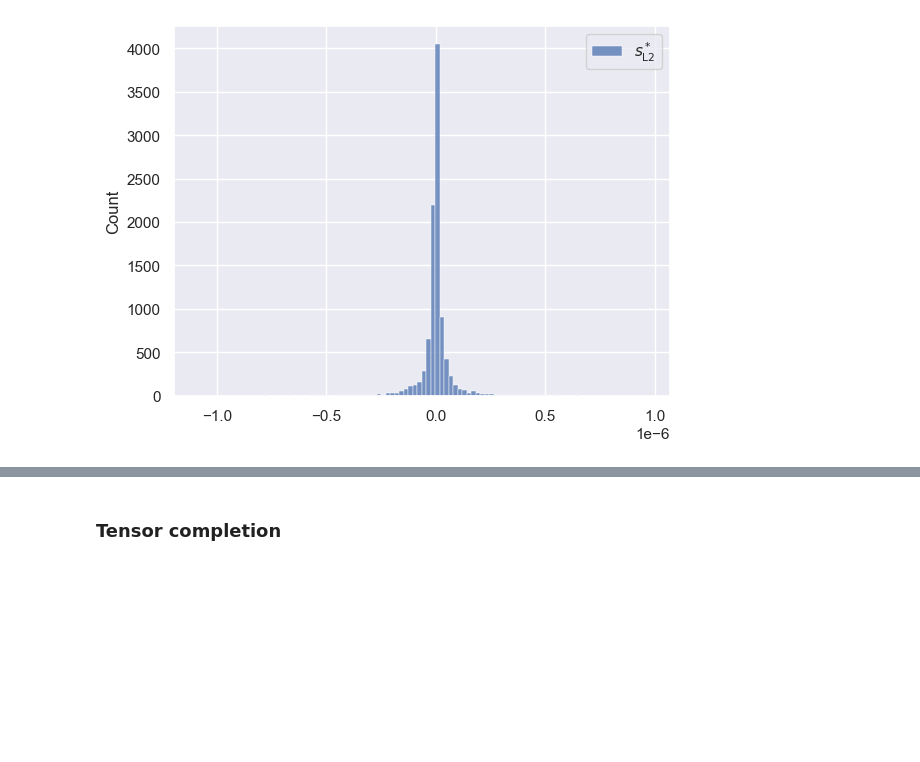
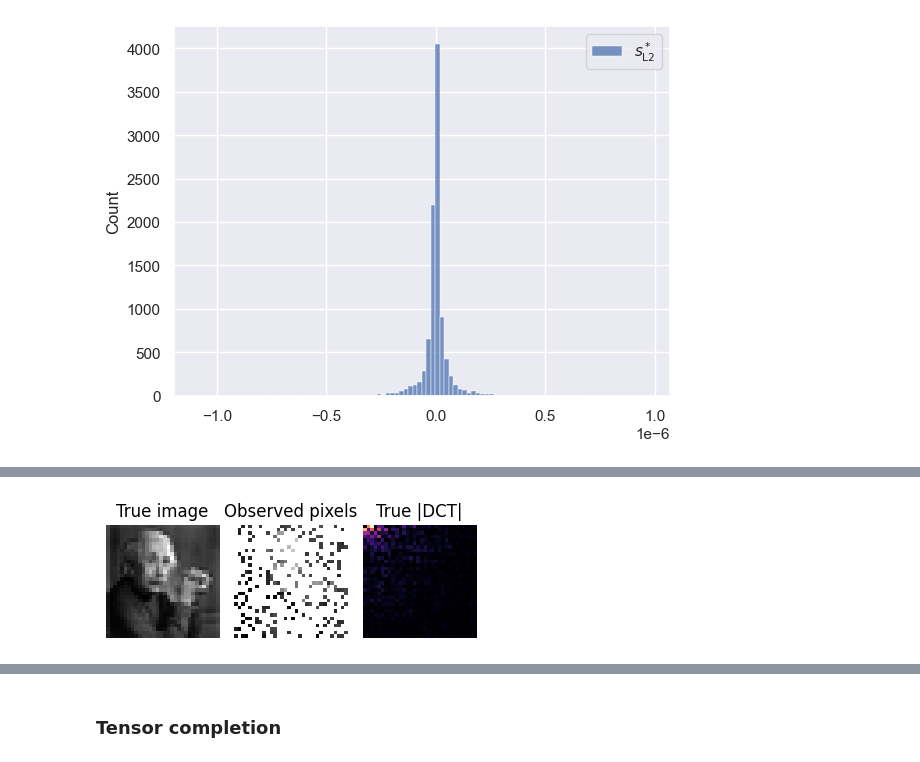
Before and after one commit to marawangamal/ptn, a Jupyter notebook: scripts/projects/qft.ipynb, the cells around one changed output, grey strips where cells are left out. Cells and saved outputs as stored; diff of their text form; code cells hidden in the pictures; blank space fills up the shorter version.

```diff
--- a/scripts/projects/qft.ipynb
+++ b/scripts/projects/qft.ipynb
@@ -166,0 +372,93 @@ plt.show()
+# %%
+# ==============================================
+# Compressed Sensing (2D) — Image Ground Truth
+# ==============================================
+
+from PIL import Image
+import numpy as np
+import matplotlib.pyplot as plt
+from scipy.fft import dctn, idctn
+from scipy.optimize import minimize
+
+# Hyperparameters
+H, W = 32, 32                    # image size (keep modest for SLSQP)
+m = int(0.2*H*W)                 # number of observed pixels (~16%)
+eps = 1e-6                       # smoothing for L1
+rng = np.random.default_rng(0)
+
+# ======================================
+# True image as a sum of 2D cosines
+# ======================================
+def load_image(filepath, size=(32, 32), show=False):
+    img = Image.open(filepath).convert("L")  # converts to grayscale
+    img_resized = img.resize(size, Image.Resampling.LANCZOS)
+    x_down = np.asarray(img_resized, dtype=np.float32)
+    if show:
+        plt.imshow(img_resized, cmap='gray')
+        plt.show()
+    return x_down
+
+filepath = "../../data/einstein/einstein.jpg"
+x_true = load_image(filepath, (H, W)).astype(np.float32)
+x_true = (x_true - x_true.mean()) / (x_true.std() + 1e-8)
+
+
+# For visualization: true DCT spectrum (should be sparse-ish)
+s_true = dctn(x_true, norm='ortho')
+
+# Random pixel sampling
+obs_idx = rng.choice(H*W, size=m, replace=False)
+w = np.eye(H*W)[obs_idx]
+y = w @ x_true.reshape(-1)
+
+def observed_array(vals):
+    out = np.full((H, W), np.nan, float)
+    out.reshape(-1)[obs_idx] = vals
+    return out
+
+# =================================================================
+# Plot the true image and observed pixels
+# =================================================================
+plt.figure(figsize=(4,3))
+plt.subplot(1,3,1); plt.title('True image'); plt.imshow(x_true, cmap='gray'); plt.axis('off')
+plt.subplot(1,3,2); plt.title('Observed pixels'); plt.imshow(observed_array(y), cmap='gray'); plt.axis('off')
+plt.subplot(1,3,3); plt.title('True |DCT|'); plt.imshow(np.abs(s_true), cmap='magma'); plt.axis('off')
+plt.tight_layout(); plt.show()
+
+# =================================================================
+# Standard Constrained Optimization in NumPy (SLSQP)
+# Variables live in DCT domain: s (flattened), x = idctn(reshape(s))
+# =================================================================
+def obj_fn(s_flat):
+    return np.sum(np.sqrt(s_flat*s_flat + eps))   # smoothed L1
+    # return np.linalg.norm(s_flat, 1)
+def cons_fun(s_flat):
+    s2d = s_flat.reshape(H, W)
+    x_rec = idctn(s2d, norm='ortho').reshape(-1)
+    return x_rec[obs_idx] - y
+
+con = {'type': 'eq', 'fun': cons_fun}
+s0 = np.zeros(H*W)
+
+res = minimize(
+    obj_fn, s0, method='SLSQP', constraints=[con],
+    tol=1e-10,
+    options={'disp': True, 'iprint': 2}
+)
+
+# Reconstruct
+s_hat = res.x.reshape(H, W)
+x_hat = idctn(s_hat, norm='ortho')
+mse = np.mean((x_hat - x_true)**2)
+print("success:", res.success, "| MSE:", f"{mse:.3e}")
+
+# =================================================================
+# Plots: reconstruction and recovered spectrum
+# =================================================================
+plt.figure(figsize=(4,3))
+plt.subplot(1,3,1); plt.title('True', fontsize=10); plt.imshow(x_true, cmap='gray'); plt.axis('off')
+plt.subplot(1,3,2); plt.title('Reconstruction', fontsize=10); plt.imshow(x_hat, cmap='gray'); plt.axis('off')
+plt.subplot(1,3,3); plt.title('Recovered |DCT|', fontsize=10); plt.imshow(np.abs(s_hat), cmap='magma'); plt.axis('off')
+plt.tight_layout(); plt.show()
+# %% [output]
+[figure, added]
```
Also changed, not shown: parts of 19 cells of this notebook, 23 other files.
